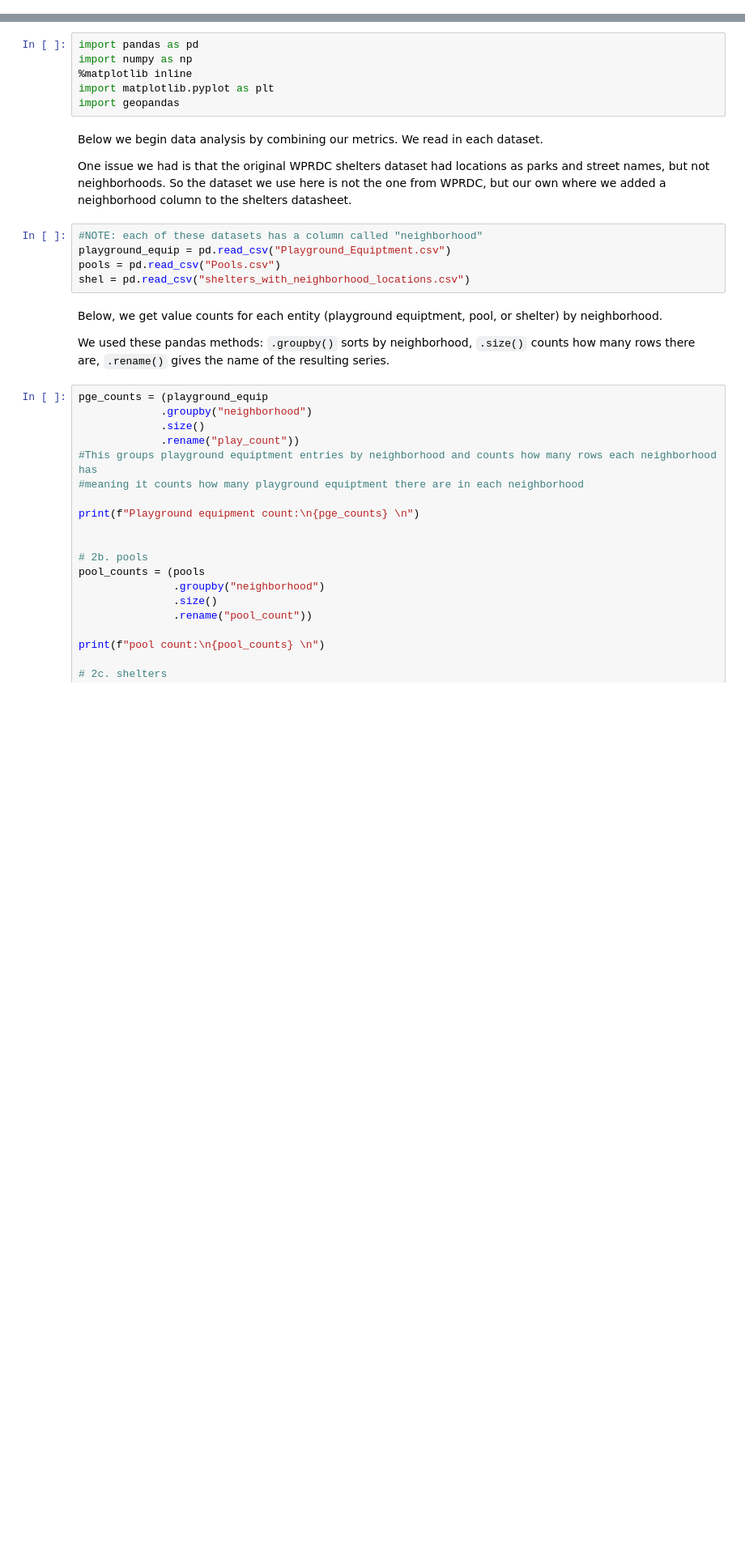
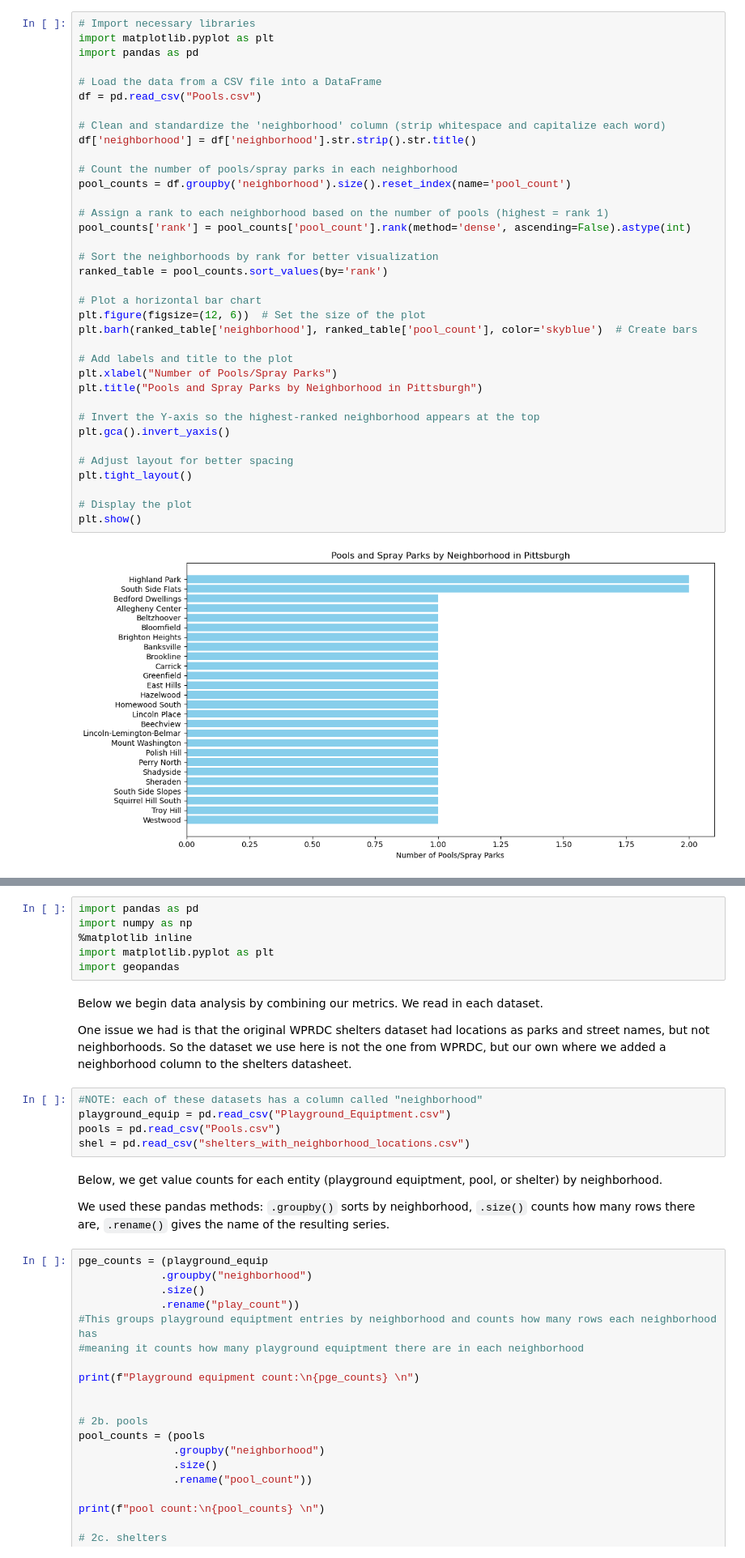
Before and after one commit to hughesc13/best-pgh-neighborhood, a Jupyter notebook: combined_metrics.ipynb, the cells around one changed output, grey strips where cells are left out. Shown at 81% size. Saved outputs shown, nothing was run; the diff lists cells and outputs as text; blank space fills up the shorter version.

```diff
--- a/combined_metrics.ipynb
+++ b/combined_metrics.ipynb
@@ -32,0 +135,38 @@ We retrieved the associated datasets from the WPRDC. These datasets offer a conc
+# %%
+# Import necessary libraries
+import matplotlib.pyplot as plt
+import pandas as pd
+
+# Load the data from a CSV file into a DataFrame
+df = pd.read_csv("Pools.csv")
+
+# Clean and standardize the 'neighborhood' column (strip whitespace and capitalize each word)
+df['neighborhood'] = df['neighborhood'].str.strip().str.title()
+
+# Count the number of pools/spray parks in each neighborhood
+pool_counts = df.groupby('neighborhood').size().reset_index(name='pool_count')
+
+# Assign a rank to each neighborhood based on the number of pools (highest = rank 1)
+pool_counts['rank'] = pool_counts['pool_count'].rank(method='dense', ascending=False).astype(int)
+
+# Sort the neighborhoods by rank for better visualization
+ranked_table = pool_counts.sort_values(by='rank')
+
+# Plot a horizontal bar chart
+plt.figure(figsize=(12, 6))  # Set the size of the plot
+plt.barh(ranked_table['neighborhood'], ranked_table['pool_count'], color='skyblue')  # Create bars
+
+# Add labels and title to the plot
+plt.xlabel("Number of Pools/Spray Parks")
+plt.title("Pools and Spray Parks by Neighborhood in Pittsburgh")
+
+# Invert the Y-axis so the highest-ranked neighborhood appears at the top
+plt.gca().invert_yaxis()
+
+# Adjust layout for better spacing
+plt.tight_layout()
+
+# Display the plot
+plt.show()
+# %% [output]
+[figure, added]
```
Also changed, not shown: parts of 17 cells of this notebook, 2 other files.
